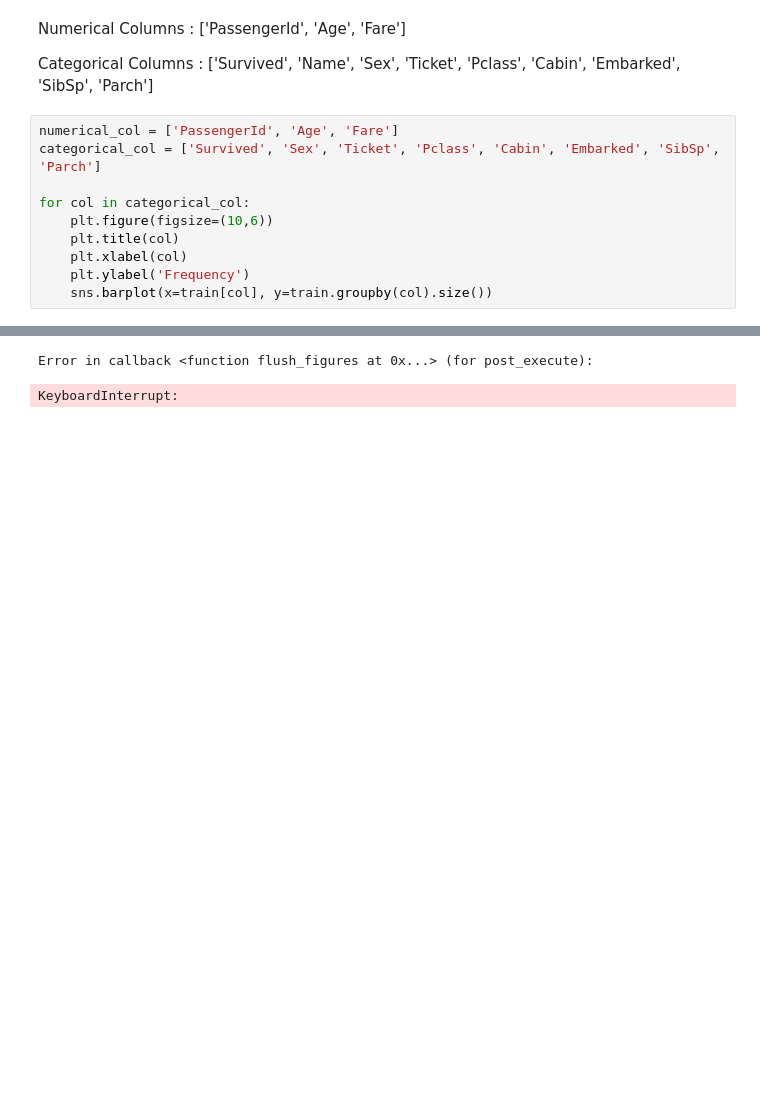
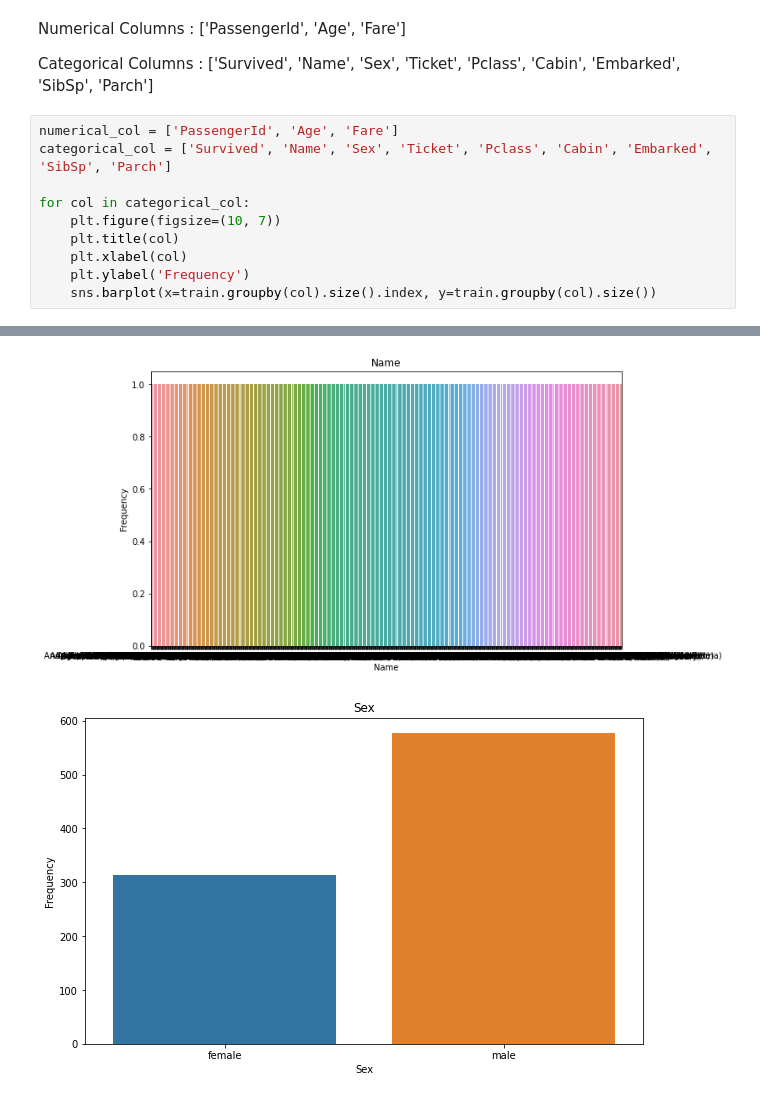
Before and after one commit to RajatRajdeep/Titanic-Machine-Learning-from-Disaster, a Jupyter notebook: EDA.ipynb, the cells around one changed output, grey strips where cells are left out. Drawn from its saved outputs; the diff is of its cells as text; blank space fills up the shorter version.

```diff
--- a/EDA.ipynb
+++ b/EDA.ipynb
@@ -53,15 +53,15 @@ Numerical Columns : ['PassengerId', 'Age', 'Fare']
 Categorical Columns : ['Survived', 'Name', 'Sex', 'Ticket', 'Pclass', 'Cabin', 'Embarked', 'SibSp', 'Parch']
 # %%
 numerical_col = ['PassengerId', 'Age', 'Fare']
-categorical_col = ['Survived', 'Sex', 'Ticket', 'Pclass', 'Cabin', 'Embarked', 'SibSp', 'Parch']
+categorical_col = ['Survived', 'Name', 'Sex', 'Ticket', 'Pclass', 'Cabin', 'Embarked', 'SibSp', 'Parch']
 
 for col in categorical_col:
-    plt.figure(figsize=(10,6))
+    plt.figure(figsize=(10, 7))
     plt.title(col)
     plt.xlabel(col)
     plt.ylabel('Frequency')
-    sns.barplot(x=train[col], y=train.groupby(col).size())
+    sns.barplot(x=train.groupby(col).size().index, y=train.groupby(col).size())
 # %% [output]
 [figure]
-Error in callback <function flush_figures at 0x...> (for post_execute):
-KeyboardInterrupt:
+[figure, added]
+[figure, added]
```
Also changed, not shown: parts of 3 cells of this notebook.
